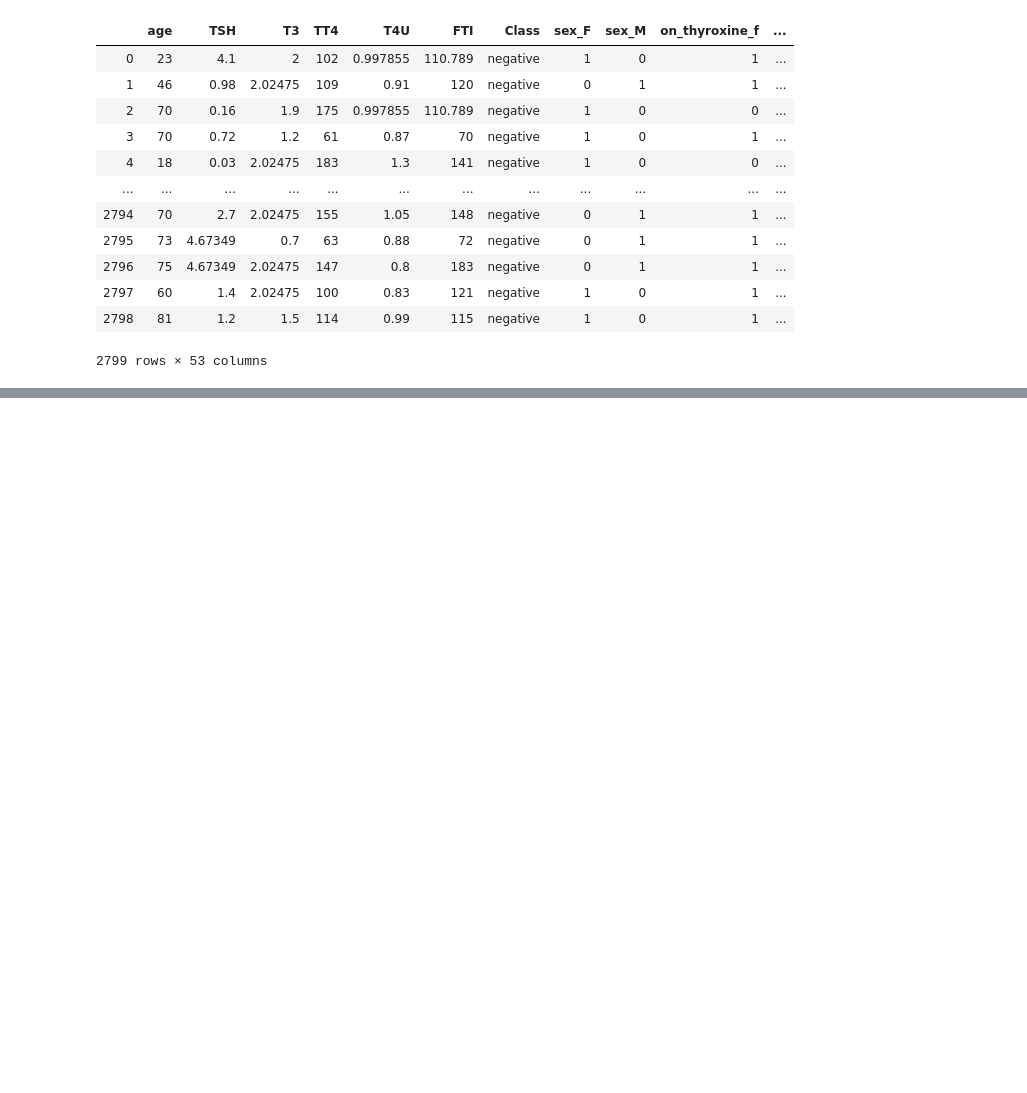
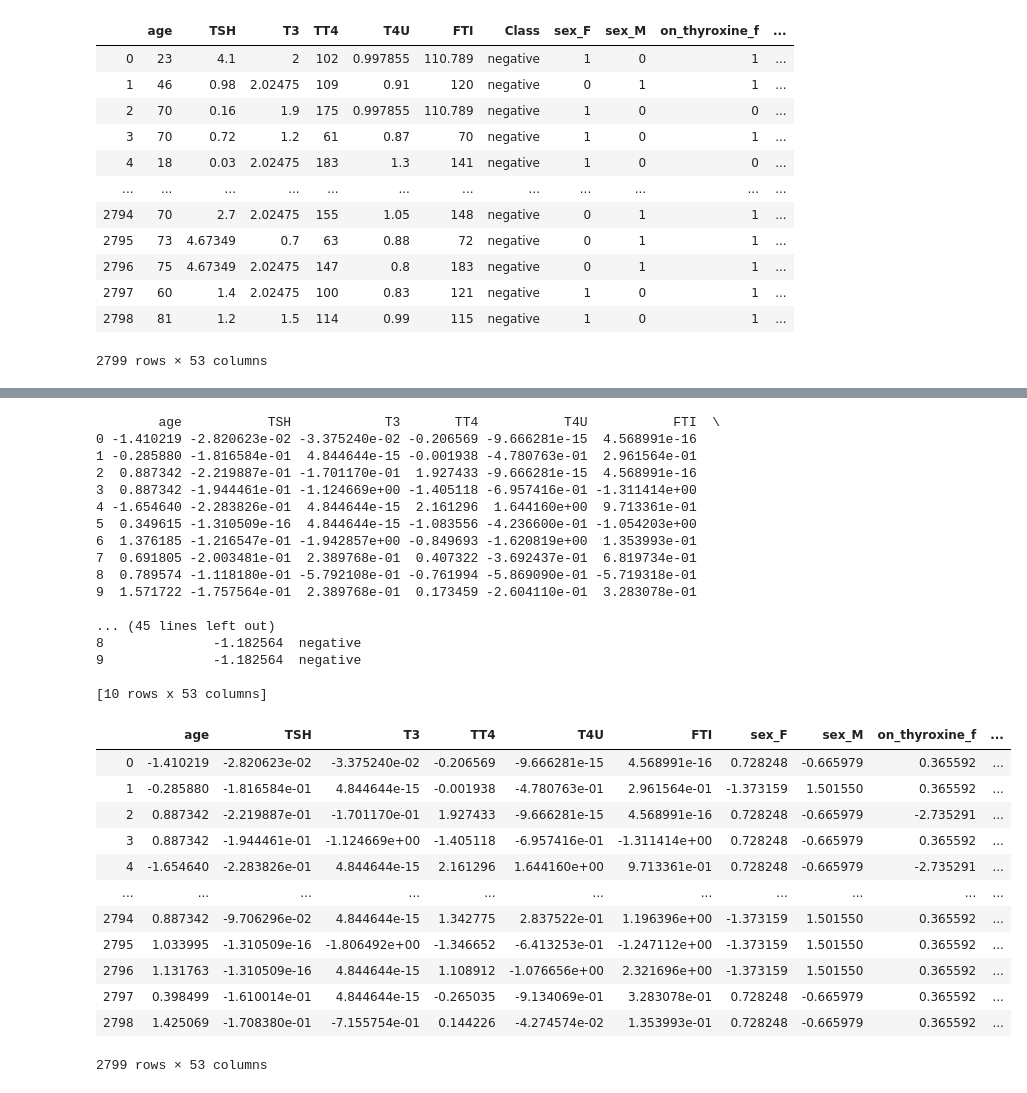
Before and after one commit to bionic-brahma/mllibbydev, a Jupyter notebook: Thyroid_disease_problem/Thyroid_Disease_Prediction_Notebook.ipynb, the cells around one changed output, grey strips where cells are left out. Cells and saved outputs as stored; diff of their text form; code cells hidden in the pictures; blank space fills up the shorter version.

```diff
--- a/Thyroid_disease_problem/Thyroid_Disease_Prediction_Notebook.ipynb
+++ b/Thyroid_disease_problem/Thyroid_Disease_Prediction_Notebook.ipynb
@@ -234,0 +323,40 @@ Name: Class, Length: 2799, dtype: object
+# %%
+# since data is imbalance and randomforest and the decision tree are not effected to imbalance nature of the dataset.
+# so for now.. we will be applying RandomForest.
+
+normalizedX['label']= Y
+
+print(normalizedX.head(10))
+normalizedX.dropna(axis=1)
+normalizedX
+# %% [output]
+        age           TSH            T3       TT4           T4U           FTI  \
+0 -1.410219 -2.820623e-02 -3.375240e-02 -0.206569 -9.666281e-15  4.568991e-16
+1 -0.285880 -1.816584e-01  4.844644e-15 -0.001938 -4.780763e-01  2.961564e-01
+2  0.887342 -2.219887e-01 -1.701170e-01  1.927433 -9.666281e-15  4.568991e-16
+3  0.887342 -1.944461e-01 -1.124669e+00 -1.405118 -6.957416e-01 -1.311414e+00
+4 -1.654640 -2.283826e-01  4.844644e-15  2.161296  1.644160e+00  9.713361e-01
+5  0.349615 -1.310509e-16  4.844644e-15 -1.083556 -4.236600e-01 -1.054203e+00
+6  1.376185 -1.216547e-01 -1.942857e+00 -0.849693 -1.620819e+00  1.353993e-01
+7  0.691805 -2.003481e-01  2.389768e-01  0.407322 -3.692437e-01  6.819734e-01
+8  0.789574 -1.118180e-01 -5.792108e-01 -0.761994 -5.869090e-01 -5.719318e-01
+9  1.571722 -1.757564e-01  2.389768e-01  0.173459 -2.604110e-01  3.283078e-01
+
+... (45 lines left out)
+8              -1.182564  negative
+9              -1.182564  negative
+
+[10 rows x 53 columns]
+|  | age | TSH | T3 | TT4 | T4U | FTI | sex_F | sex_M | on_thyroxine_f | ... |
+| 0 | -1.410219 | -2.820623e-02 | -3.375240e-02 | -0.206569 | -9.666281e-15 | 4.568991e-16 | 0.728248 | -0.665979 | 0.365592 | ... |
+| 1 | -0.285880 | -1.816584e-01 | 4.844644e-15 | -0.001938 | -4.780763e-01 | 2.961564e-01 | -1.373159 | 1.501550 | 0.365592 | ... |
+| 2 | 0.887342 | -2.219887e-01 | -1.701170e-01 | 1.927433 | -9.666281e-15 | 4.568991e-16 | 0.728248 | -0.665979 | -2.735291 | ... |
+| 3 | 0.887342 | -1.944461e-01 | -1.124669e+00 | -1.405118 | -6.957416e-01 | -1.311414e+00 | 0.728248 | -0.665979 | 0.365592 | ... |
+| 4 | -1.654640 | -2.283826e-01 | 4.844644e-15 | 2.161296 | 1.644160e+00 | 9.713361e-01 | 0.728248 | -0.665979 | -2.735291 | ... |
+| ... | ... | ... | ... | ... | ... | ... | ... | ... | ... | ... |
+| 2794 | 0.887342 | -9.706296e-02 | 4.844644e-15 | 1.342775 | 2.837522e-01 | 1.196396e+00 | -1.373159 | 1.501550 | 0.365592 | ... |
+| 2795 | 1.033995 | -1.310509e-16 | -1.806492e+00 | -1.346652 | -6.413253e-01 | -1.247112e+00 | -1.373159 | 1.501550 | 0.365592 | ... |
+| 2796 | 1.131763 | -1.310509e-16 | 4.844644e-15 | 1.108912 | -1.076656e+00 | 2.321696e+00 | -1.373159 | 1.501550 | 0.365592 | ... |
+| 2797 | 0.398499 | -1.610014e-01 | 4.844644e-15 | -0.265035 | -9.134069e-01 | 3.283078e-01 | 0.728248 | -0.665979 | 0.365592 | ... |
+| 2798 | 1.425069 | -1.708380e-01 | -7.155754e-01 | 0.144226 | -4.274574e-02 | 1.353993e-01 | 0.728248 | -0.665979 | 0.365592 | ... |
+2799 rows × 53 columns
```
Also changed, not shown: parts of 19 cells of this notebook, 12 other files.
